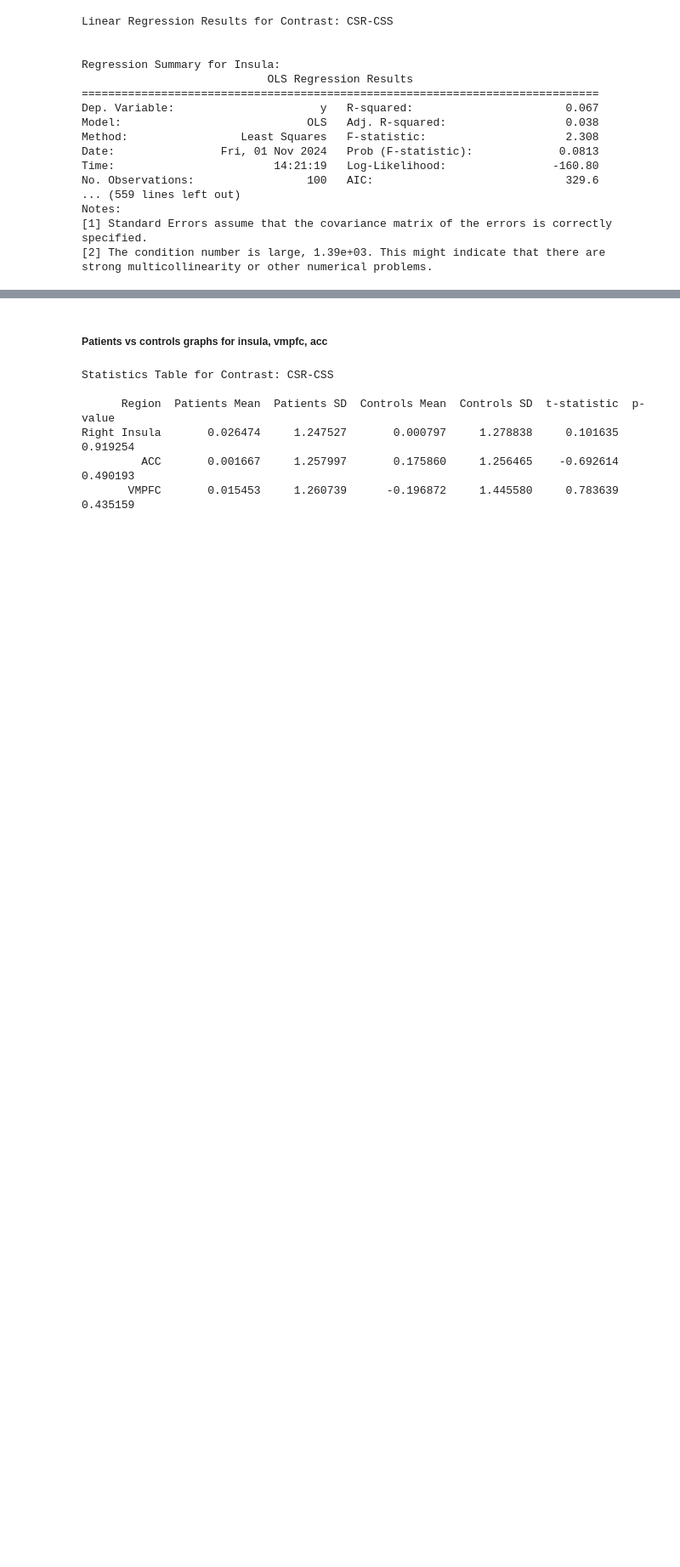
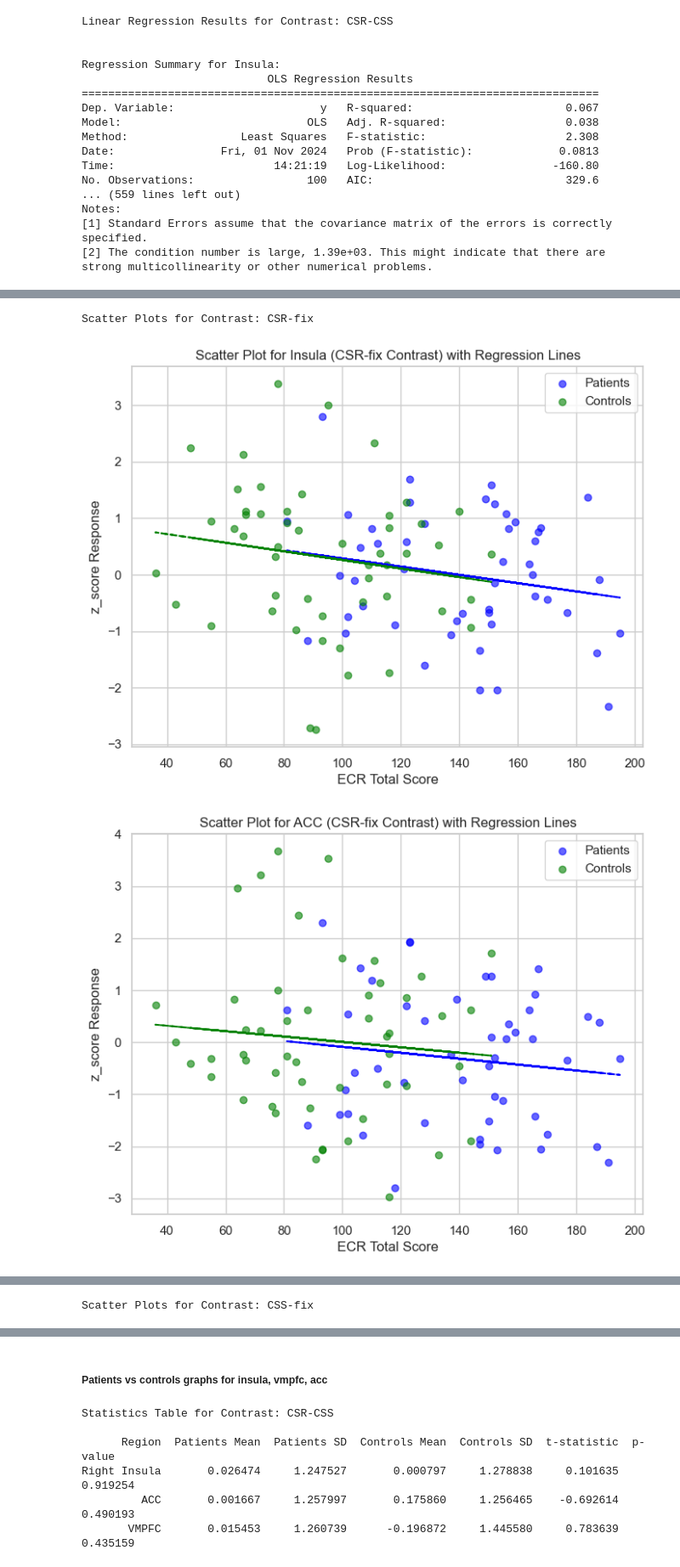
Before and after one commit to gillgrennan/narsad, a Jupyter notebook: ECRvExtinction.ipynb, the cells around one changed output, grey strips where cells are left out. Shown at 85% size. Drawn from its saved outputs; the diff is of its cells as text; code cells hidden in the pictures; blank space fills up the shorter version.

Commit message:
Add files via upload
Added in CSR-fix, CSS-fix extinction regression scatter plots -- helps with interpretation of sig effect of ECR in insula activity during extinction

```diff
--- a/ECRvExtinction.ipynb
+++ b/ECRvExtinction.ipynb
@@ -1157,12 +1157,12 @@ def run_regression(data_dict, sub_order_dict):
             # Assign a numerical code to stimulus type
             stimulus_type = stimulus_map[contrast]
             # Calculate interaction term
-            interaction_term = patient_groups * ecr_avoidance
+            interaction_term = patient_groups * ecr_anxiety
 
             # Prepare the independent variables with column names
             predictors = pd.DataFrame({
                 'Patient Group': patient_groups,
-                'ECR avoidance': ecr_avoidance,
+                'ECR avoidance': ecr_anxiety,
                 'Patient Group * ECR avoidance': interaction_term,
                 'Stimulus Type': stimulus_type
             })
@@ -1364,31 +1364,34 @@ def plot_scatter_with_regression(data, sub_order, contrast_name):
 
         # Add regression lines
         if np.any(patients):
             patient_fit = np.poly1d(np.polyfit(ecr_total_score[patients], region_data[patients], 1))
             plt.plot(ecr_total_score[patients], patient_fit(ecr_total_score[patients]), color='blue', linestyle='--')
         if np.any(controls):
             control_fit = np.poly1d(np.polyfit(ecr_total_score[controls], region_data[controls], 1))
             plt.plot(ecr_total_score[controls], control_fit(ecr_total_score[controls]), color='green', linestyle='--')
 
         # Add labels and title
         plt.xlabel('ECR Total Score')
         plt.ylabel('z_score Response')
         plt.title(f'Scatter Plot for {region} ({contrast_name} Contrast) with Regression Lines')
         plt.legend()
 
         # Show the plot
         plt.show()
 
 # Iterate over each contrast and create scatter plots with regression lines for all regions
 for contrast, sub_order in sub_order_phase2.items():
-    if contrast not in ['CSR-CSS']: #, 'CSS-fix', 'CSminus-fix']:
+    if contrast not in ['CSR-CSS', 'CSR-fix','CSS-fix']: #, 'CSS-fix', 'CSminus-fix']:
         continue  # Skip contrasts that are not part of CSR-fix, CSS-fix, CSminus-fix
 
     region_data = file_lists_phase2[contrast]
     print(f"\nScatter Plots for Contrast: {contrast}\n")
     plot_scatter_with_regression(region_data, sub_order, contrast)
 # %% [output]
 Scatter Plots for Contrast: CSR-CSS
 [figure]
 [figure]
 [figure]
+Scatter Plots for Contrast: CSR-fix
+[figure, added]
+[figure, added]
@@ -1394,0 +1399 @@ Scatter Plots for Contrast: CSR-CSS
+Scatter Plots for Contrast: CSS-fix
```
Also changed, not shown: parts of 2 cells of this notebook.
